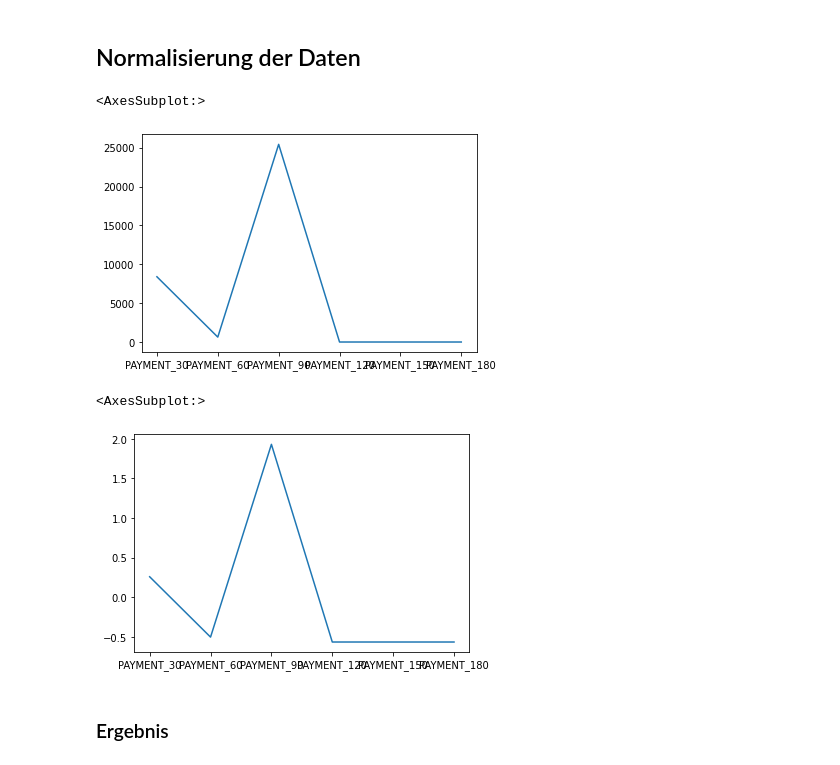
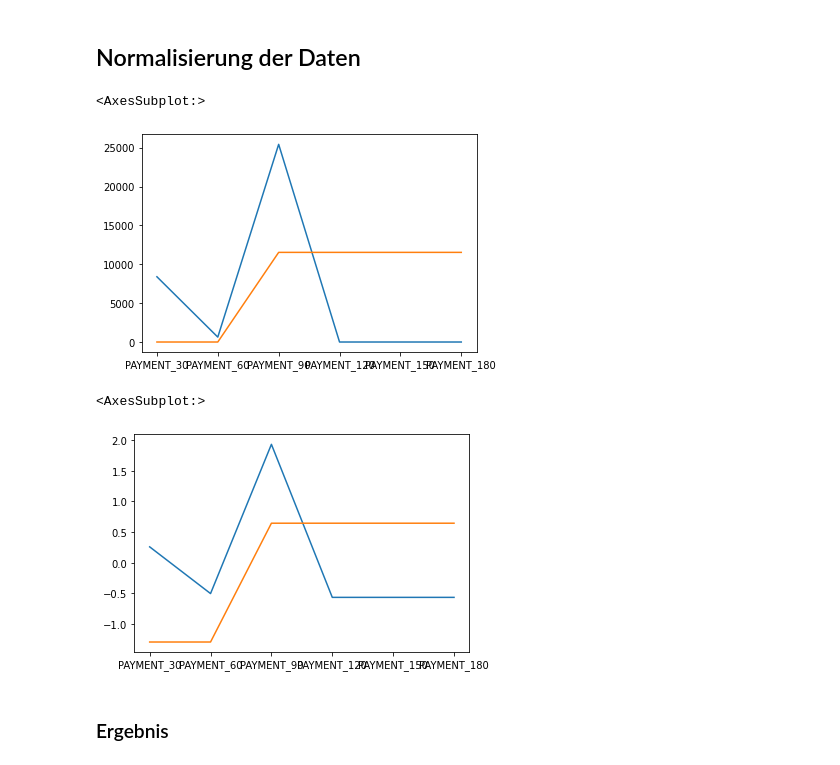
Before and after one commit to robertgraefe/Masterarbeit, a Jupyter notebook: Jupyter Notebook/2. Datenaufbereitung/5. Install Payments.ipynb, the cells around one changed output. Cells and saved outputs as stored; diff of their text form; code cells hidden in the pictures.

```diff
--- a/Jupyter Notebook/2. Datenaufbereitung/5. Install Payments.ipynb
+++ b/Jupyter Notebook/2. Datenaufbereitung/5. Install Payments.ipynb
@@ -132,9 +138,10 @@ df.head()
 payment_heads = [head for head in df.columns.values if "PAYMENT" in head]
 # %%
 df.loc[2085231][payment_heads].plot()
+df.loc[2553780][payment_heads].plot()
 # %% [output]
 <AxesSubplot:>
-[figure, old version]
+[figure, new version]
 # %%
 df["PAYMENT_MEAN"] = df[payment_heads].mean(axis=1)
 df["PAYMENT_STD"] = df[payment_heads].std(axis=1)
@@ -143,9 +150,10 @@ for head in payment_heads:
     df[head] = (df[head]-df["PAYMENT_MEAN"])/df["PAYMENT_STD"]
 # %%
 df.loc[2085231][payment_heads].plot()
+df.loc[2553780][payment_heads].plot()
 # %% [output]
 <AxesSubplot:>
-[figure, old version]
+[figure, new version]
 # %%
 # Normalisierung AMT_DIFF
 # %%
```
Also changed, not shown: parts of 2 cells of this notebook, 6 other files.
